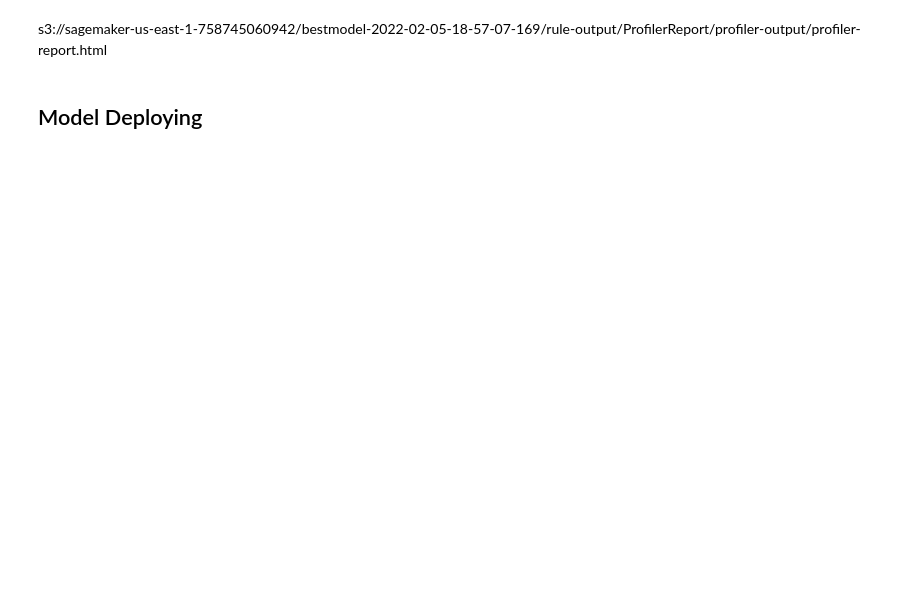
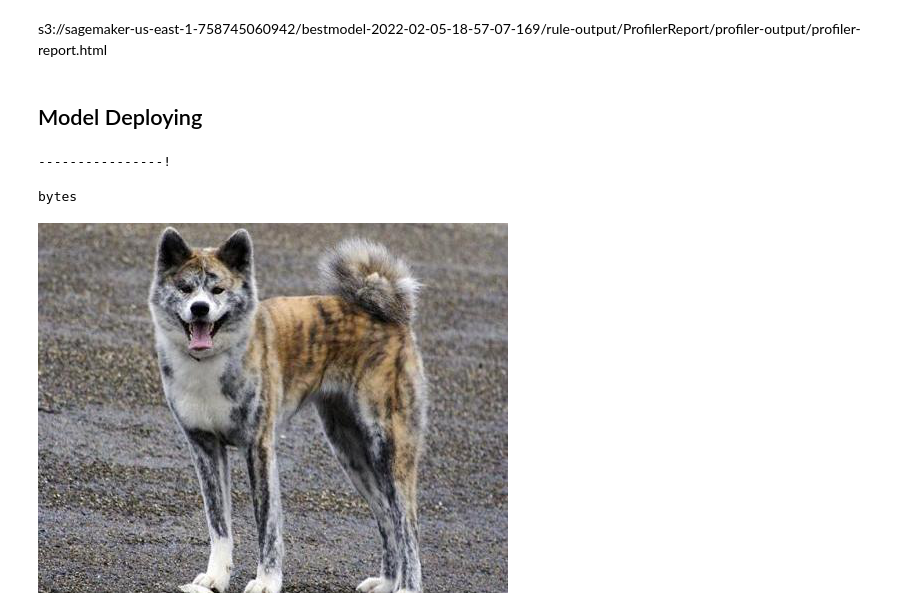
Before and after one commit to fatima1002/aws-deeplearning, a Jupyter notebook: train_and_deploy.ipynb, the cells around one changed output. Drawn from its saved outputs; the diff is of its cells as text; code cells hidden in the pictures; blank space fills up the shorter version.

Commit message:
deployed model

```diff
--- a/train_and_deploy.ipynb
+++ b/train_and_deploy.ipynb
@@ -547,0 +556,20 @@ response = predictor.predict(image)
+# %%
+predictor = pytorch_model.deploy(instance_type='ml.t2.medium', initial_instance_count=1)
+# %% [output]
+----------------!
+# %%
+#  Run an prediction on the endpoint
+image = 'testImages/Akita_00262.jpg'
+# Akita_00262.jpg' - actual class 1
+with open(image, "rb") as f:
+    payload = f.read()
+# %%
+type(payload)
+# %% [output]
+bytes
+# %%
+from PIL import Image
+import io
+Image.open(io.BytesIO(payload))
+# %% [output]
+[figure, added]
```
Also changed, not shown: parts of 18 cells of this notebook, 3 other files.
